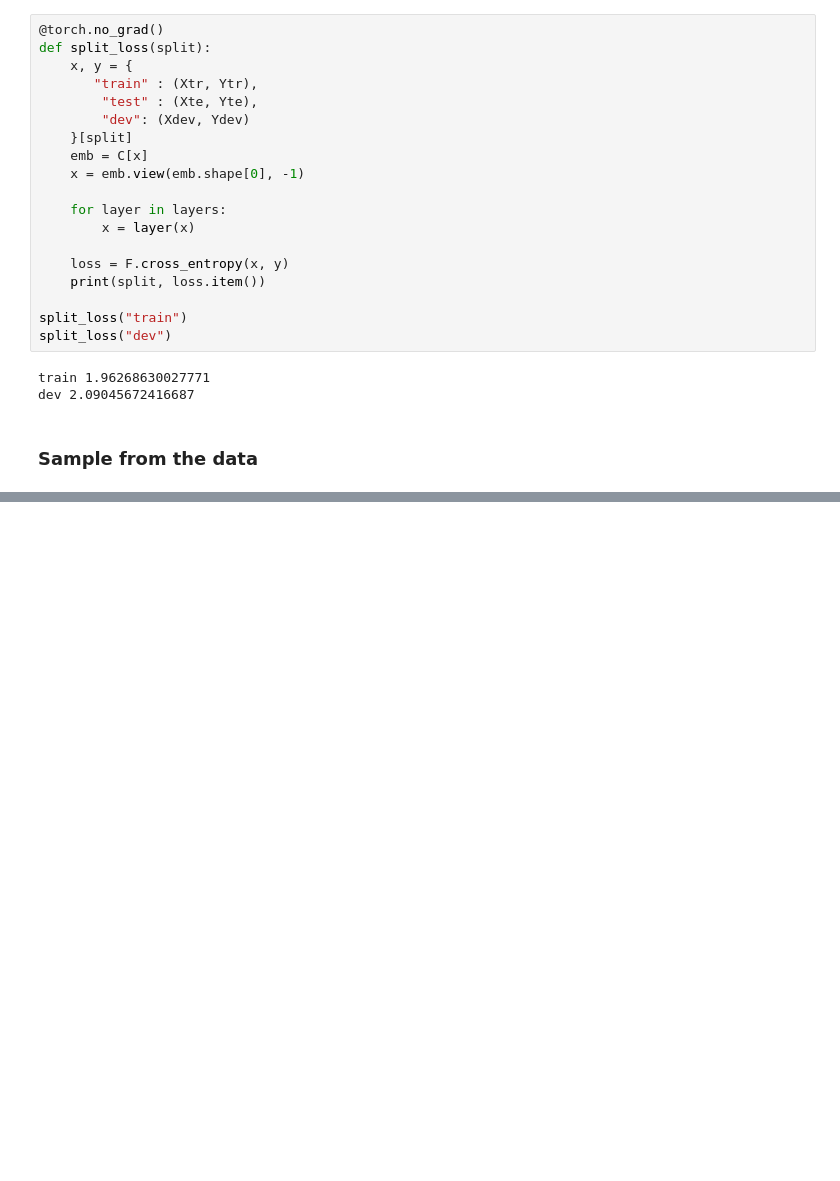
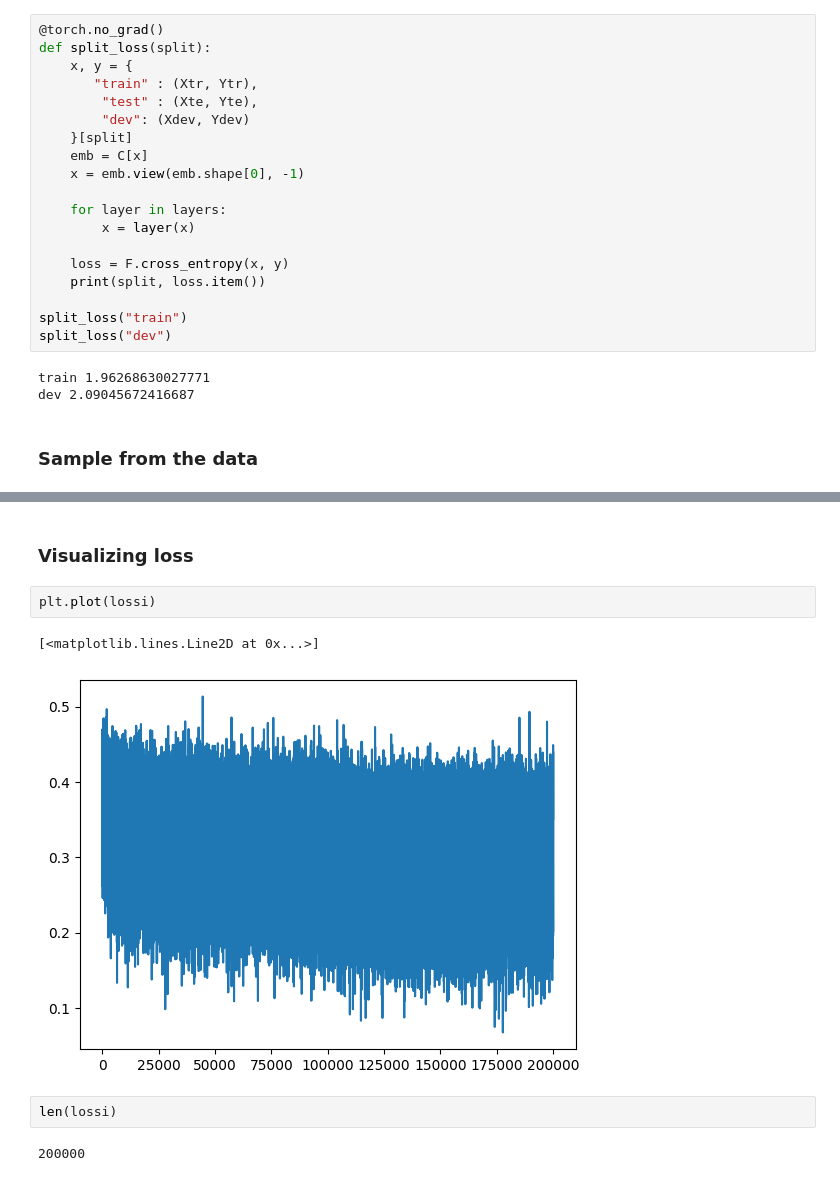
Before and after one commit to ahmedmustahid/makemore, a Jupyter notebook: makemore5_wavenet.ipynb, the cells around one changed output, grey strips where cells are left out. Cells and saved outputs as stored; diff of their text form; blank space fills up the shorter version.

```diff
--- a/makemore5_wavenet.ipynb
+++ b/makemore5_wavenet.ipynb
@@ -226,0 +230,11 @@ melo
+# %% [markdown]
+### Visualizing loss
+# %%
+plt.plot(lossi)
+# %% [output]
+[<matplotlib.lines.Line2D at 0x...>]
+[figure, added]
+# %%
+len(lossi)
+# %% [output]
+200000
```
Also changed, not shown: parts of 9 cells of this notebook, 1 other file.
